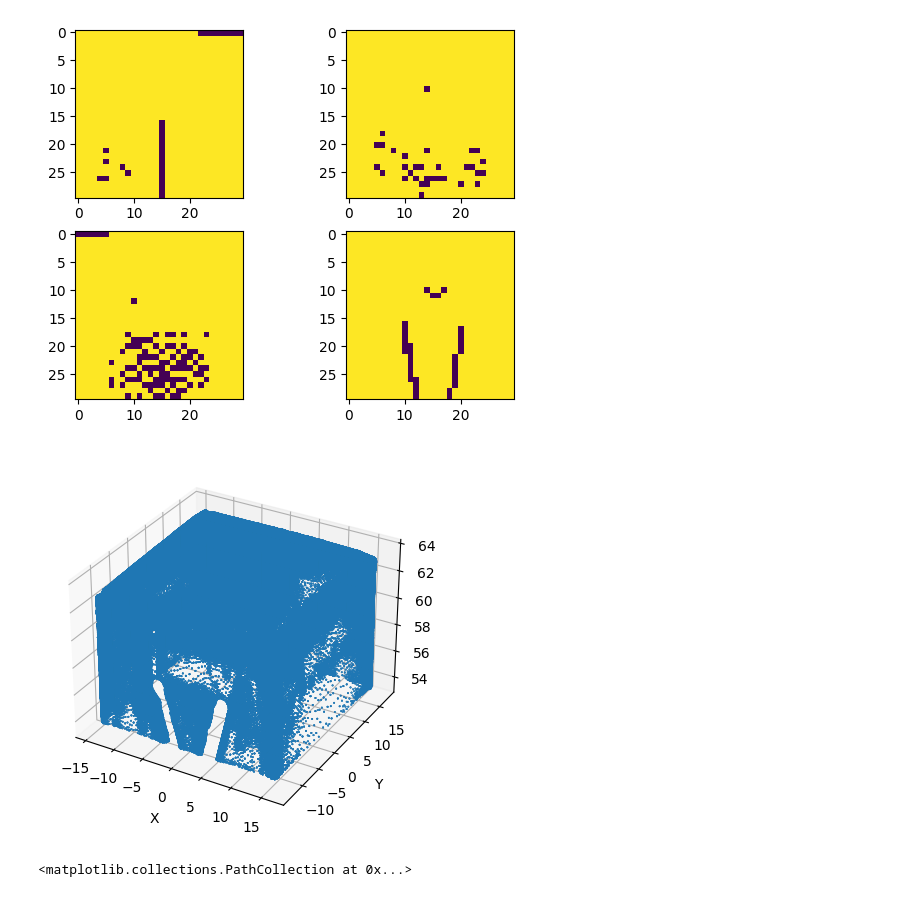
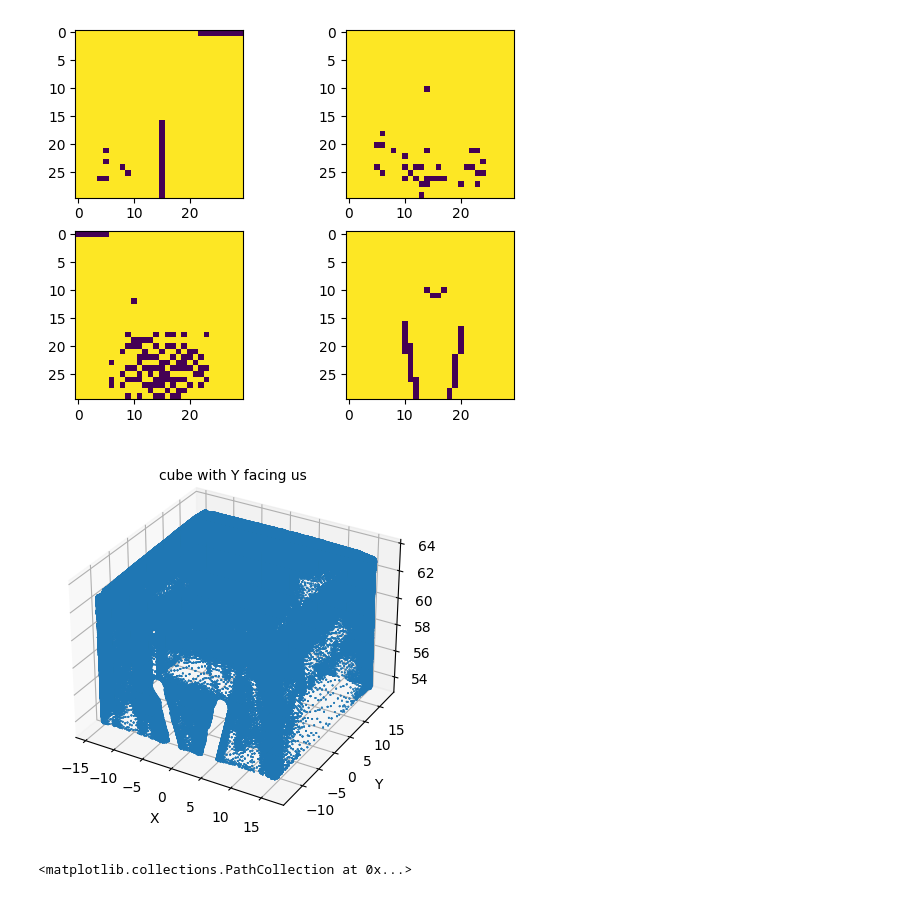
Before and after one commit to jichengzhi/crop-cube, a Jupyter notebook: 3d-solution.ipynb, the cells around one changed output. Drawn from its saved outputs; the diff is of its cells as text; code cells hidden in the pictures.

```diff
--- a/3d-solution.ipynb
+++ b/3d-solution.ipynb
@@ -130,7 +90,6 @@ def closest_points_count(points):
 # %%
 # takes 2 min to run on my laptop
 def best_degree_for_rotation(points):
-
     best_count = 0
     best_degree = 0
 
@@ -147,10 +106,11 @@ def best_degree_for_rotation(points):
 
     return best_degree
 
+
 # takes 16s to run on my laptop
 def best_degree_for_rotation_bisearch(points):
-
     l, r = 0, 90
+    mid = 0
 
     while r - l > 0.01:
         mid = (l + r) / 2
@@ -162,8 +122,8 @@ def best_degree_for_rotation_bisearch(points):
         # print(mid, lf, n, rt)
 
         if n > rt and n > lf:
-            break
-        elif n > rt and n < lf:
+            return mid
+        elif rt < n < lf:
             r = mid
         else:
             l = mid + 0.1
@@ -178,5 +138,2 @@ rotate 36.675 degrees to align with axises
 # %%
 aligned_cube = rotate_z(cube, d)
-# %%
-for i in range(4):
-    display(rotate_z(aligned_cube, i * 90), s=0.1)
@@ -196,6 +148,3 @@ def crop_h10(points):
     return np.array([pt for pt in points if max_z - pt[Z] <= 10])
 # %%
 top_cube = crop_h10(aligned_cube)
-# %%
-for i in range(4):
-    display(rotate_z(top_cube, i * 90), s=0.01)
@@ -302,16 +251,15 @@ def degrees_to_Y(top_cube):
 
             n = R - 1 - r
 
-            if n >= 10:
+            if n >= 6:
                 return i * 90
     raise RuntimeError('cannot find degree to Y')
 # %%
 # grid = xy_grid(get_closest_surface(rotate_z(top_cube, 0)), row=20, col=30)
 # %%
-
-display(rotate_z(top_cube, degrees_to_Y(top_cube) - 90), s=0.1)
+plot_3d(rotate_z(top_cube, degrees_to_Y(top_cube) - 90), s=0.1, title='cube with Y facing us')
 # %% [output]
-[figure, old version]
+[figure, new version]
 # %%
 def get_top_layer(xyz):
     max_z = max(xyz[:, Z])
```
Also changed, not shown: parts of 20 cells of this notebook, 2 other files.
